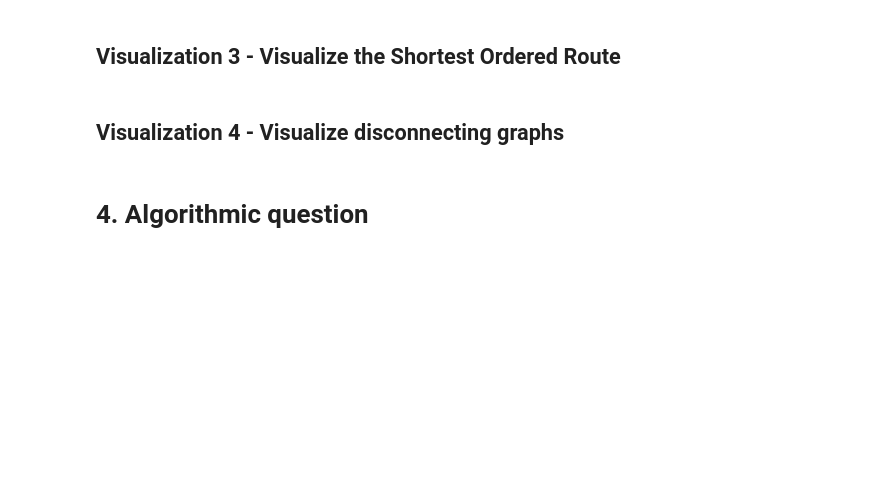
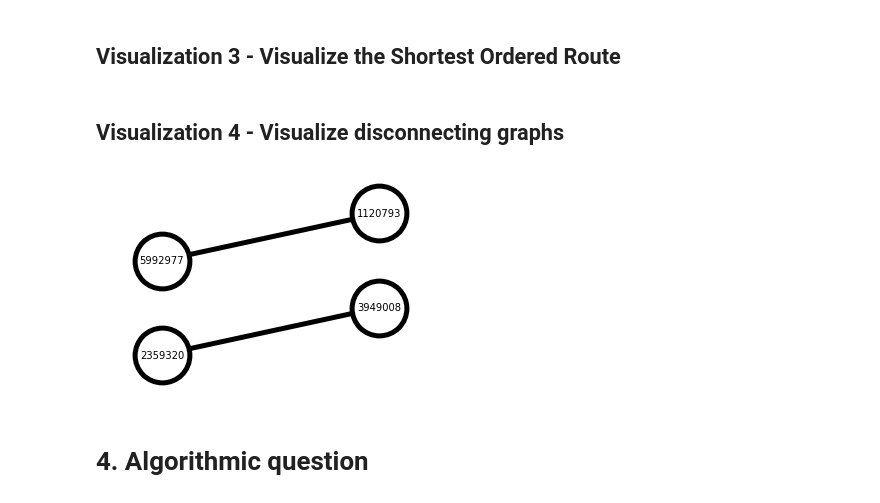
Before and after one commit to Andreagiordano99/ADM-HW5, a Jupyter notebook: main.ipynb, the cells around one changed output. Cells and saved outputs as stored; diff of their text form; code cells hidden in the pictures; blank space fills up the shorter version.

```diff
--- a/main.ipynb
+++ b/main.ipynb
@@ -112,7 +111,10 @@ G_new = create_final_graph(G_loops)
+# %%
+# to be runned just once
+G_tot = create_final_graph(G_loops)
 # %%
 # PICKLE
 with open('data/graph_total.pkl', 'rb') as f:
-    G_new = pickle.load(f)
+    G_tot = pickle.load(f)
 # %% [markdown]
 For better understanding, it could be useful to visualize the graph as a dataframe, so we saved the final graph in a pandas dataframe using a networkx function.
 # %%
@@ -149,6 +163,10 @@ visualization_1(G_loops, 'c2a')
 ## Visualization 3 - Visualize the Shortest Ordered Route
 # %% [markdown]
 ## Visualization 4 - Visualize disconnecting graphs
+# %%
+visualization_4(G_tot, ['2016-02-01','2016-02-01'], ['2016-03-01','2016-03-01'], 2359320, 1245258)
+# %% [output]
+[figure, added]
 # %% [markdown]
 # 4. Algorithmic question
 # %%
```
Also changed, not shown: parts of 12 cells of this notebook, 1 other file.
